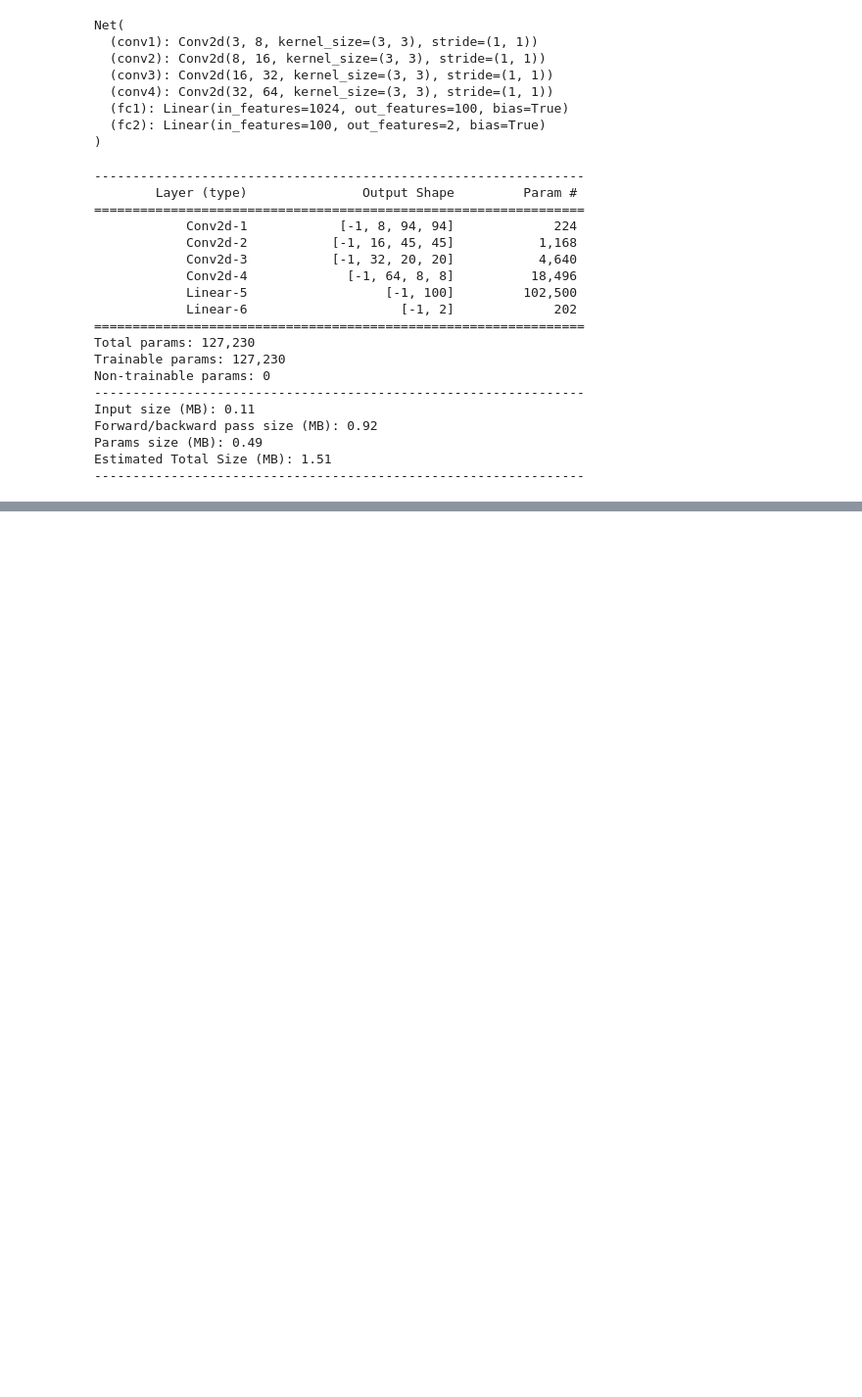
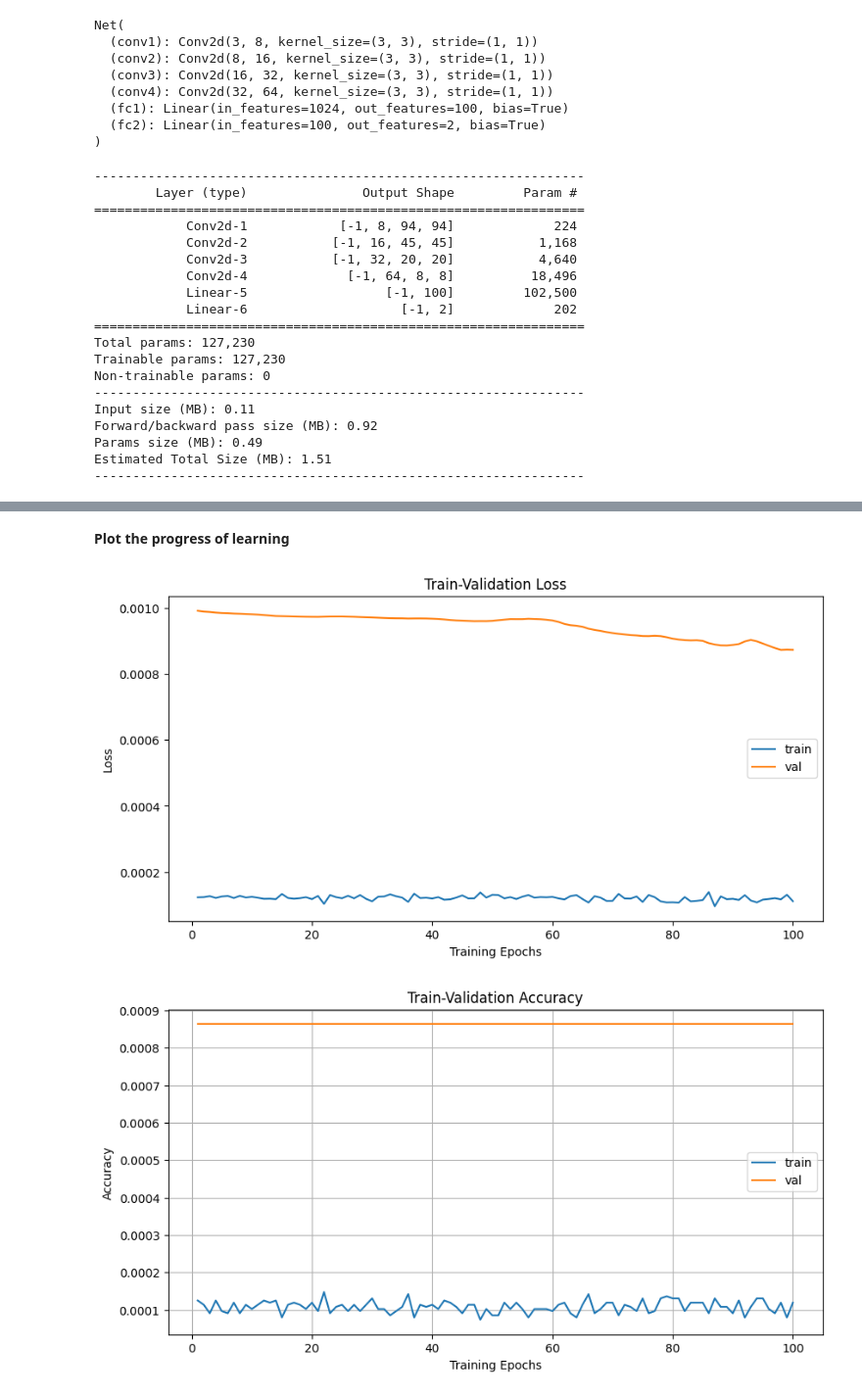
Before and after one commit to AleksandrMorozov123/Computer-vision-with-PyTorch, a Jupyter notebook: computer-vision-with-pytorch.ipynb, the cells around one changed output, grey strips where cells are left out. Shown at 98% size. Saved outputs shown, nothing was run; the diff lists cells and outputs as text; code cells hidden in the pictures; blank space fills up the shorter version.

Commit message:
Kaggle Notebook | Computer vision with PyTorch | Version 11

```diff
--- a/computer-vision-with-pytorch.ipynb
+++ b/computer-vision-with-pytorch.ipynb
@@ -835,0 +874,12 @@ Estimated Total Size (MB): 1.51
+# %%
+from torch import optim
+
+opt = optim.Adam (cnn_model.parameters (), lr = 3e-4)
+
+# get the learning rate
+def get_lr (opt):
+    for param_group in opt.param_groups:
+        return param_group ['lr']
+
+current_lr = get_lr (opt)
+print ('current lr = {}'.format (current_lr))
@@ -835,0 +888,8 @@ Estimated Total Size (MB): 1.51
+# %%
+# define a learning scheduler
+from torch.optim.lr_scheduler import ReduceLROnPlateau
+
+lr_scheduler = ReduceLROnPlateau (opt, mode = 'min', factor = 0.5, patience = 20, verbose = 1)
+
+for i in range (100):
+    lr_scheduler.step (1)
@@ -835,0 +1056,27 @@ Estimated Total Size (MB): 1.51
+# %% [markdown]
+**Plot the progress of learning**
+# %%
+# train validation progress
+num_epochs = params_train ['num_epochs']
+
+# plot loss progress
+plt.title ("Train-Validation Loss")
+plt.plot (range (1, num_epochs + 1), loss_hist ["train"], label = "train")
+plt.plot (range (1, num_epochs + 1), loss_hist ["val"], label = "val")
+plt.ylabel ("Loss")
+plt.xlabel ("Training Epochs")
+plt.legend ()
+plt.show ()
+
+# plot accuracy progress
+plt.title ("Train-Validation Accuracy")
+plt.plot (range (1, num_epochs + 1), metric_hist ["train"], label = "train")
+plt.plot (range (1, num_epochs + 1), metric_hist ["val"], label = "val")
+plt.ylabel ("Accuracy")
+plt.xlabel ("Training Epochs")
+plt.legend ()
+plt.grid ()
+plt.show ()
+# %% [output]
+[figure, added]
+[figure, added]
```
Also changed, not shown: parts of 12 cells of this notebook.
